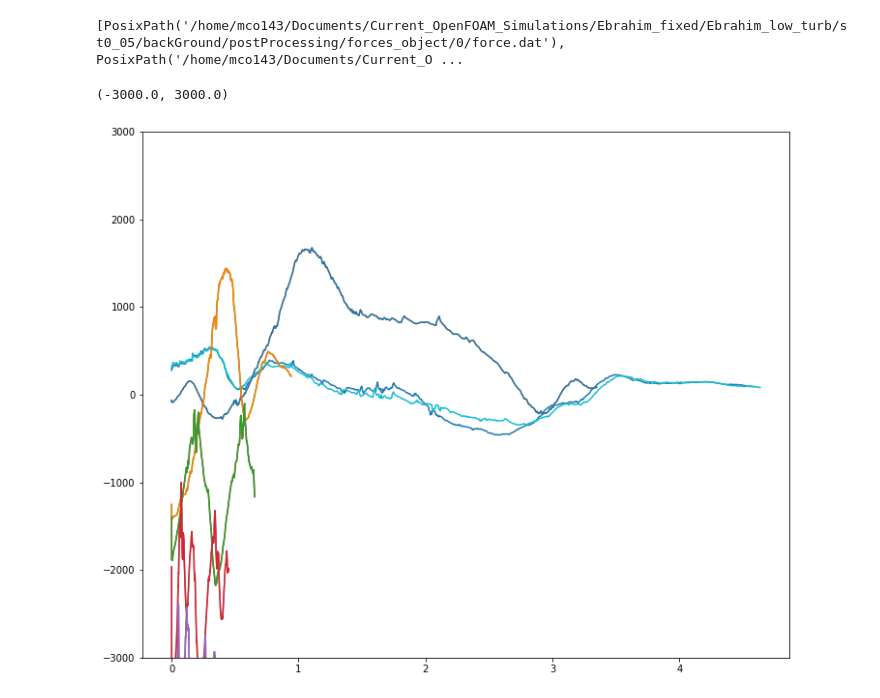
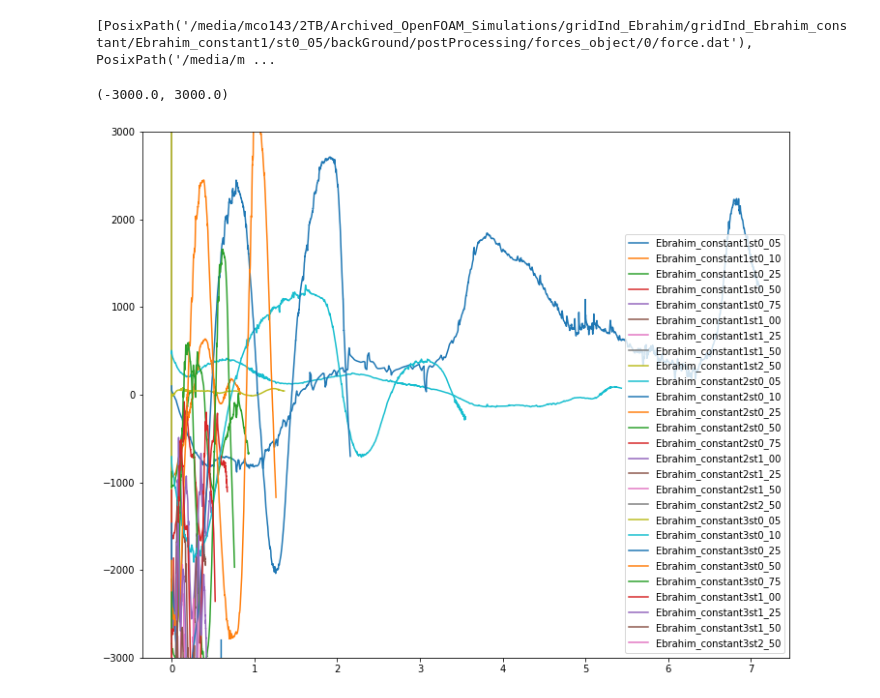
Before and after one commit to michaelcoe/Ika-Flow, a Jupyter notebook: OpenFOAM/postProcessing/plotForces_multipleCases.ipynb, the cells around one changed output. Drawn from its saved outputs; the diff is of its cells as text; code cells hidden in the pictures.

```diff
--- a/OpenFOAM/postProcessing/plotForces_multipleCases.ipynb
+++ b/OpenFOAM/postProcessing/plotForces_multipleCases.ipynb
@@ -30,7 +30,7 @@ def fit_data(xData, yData):
 
     return popt, r_squared
 # %%
-data_location = r'/home/mco143/Documents/Current_OpenFOAM_Simulations/fish_BC'
+data_location = r'/media/mco143/2TB/Archived_OpenFOAM_Simulations/gridInd_Ebrahim/gridInd_Ebrahim_constant'
 
 force_paths = pio.get_files(data_location, 'force.dat')
 force_paths.sort()
@@ -57,32 +57,36 @@ total_cycles = 3.0
 
 forces = [Forces(filepath, cycles, total_cycles, True, True) for filepath in force_paths]
 # %% [output]
-[PosixPath('/home/mco143/Documents/Current_OpenFOAM_Simulations/Ebrahim_fixed/Ebrahim_low_turb/st0_05/backGround/postProcessing/forces_object/0/force.dat'), PosixPath('/home/mco143/Documents/Current_O ...
+[PosixPath('/media/mco143/2TB/Archived_OpenFOAM_Simulations/gridInd_Ebrahim/gridInd_Ebrahim_constant/Ebrahim_constant1/st0_05/backGround/postProcessing/forces_object/0/force.dat'), PosixPath('/media/m ...
 # %%
+figure_path = r'../figures/'
+
 density = 998.2
 fudgeFactor = 1.0
 alpha_max = [5, 10, 15, 20, 25, 30]
 average_fx = []
 case = []
 
 for force in forces:
     average_fx.append(force.averageFilteredForces['total']['x']/density)
     case.append(force.specific_case)
 
 fig1, ax1 = plt.subplots(figsize=(12,10))
 for force in forces:
-    ax1.plot(force.filteredForces['time'], force.filteredForces['total']['x'], label=force.specific_case)
+    ax1.plot(force.filteredForces['time'], force.filteredForces['total']['x'], label=force.parent_case + force.specific_case)
 
 #ax2 = plt.axes([0, 0, 1, 1])
 #ip = InsetPosition(ax1, [0.2,0.4,0.55,0.55])
 #ax2.set_axes_locator(ip)
 #mark_inset(ax1, ax2, loc1=2, loc2=4, fc="none", ec='0.5')
 
-#ax1.legend()
+ax1.legend()
 ax1.set_ylim([-3000, 3000])
+
+fig1.savefig(Path(figure_path).joinpath('Raw Data.png'), facecolor='w', dpi=300)
 # %% [output]
 (-3000.0, 3000.0)
-[figure, old version]
+[figure, new version]
 # %%
 case1 = []
 case2 = []
```
Also changed, not shown: parts of 3 cells of this notebook, 17 other files.
